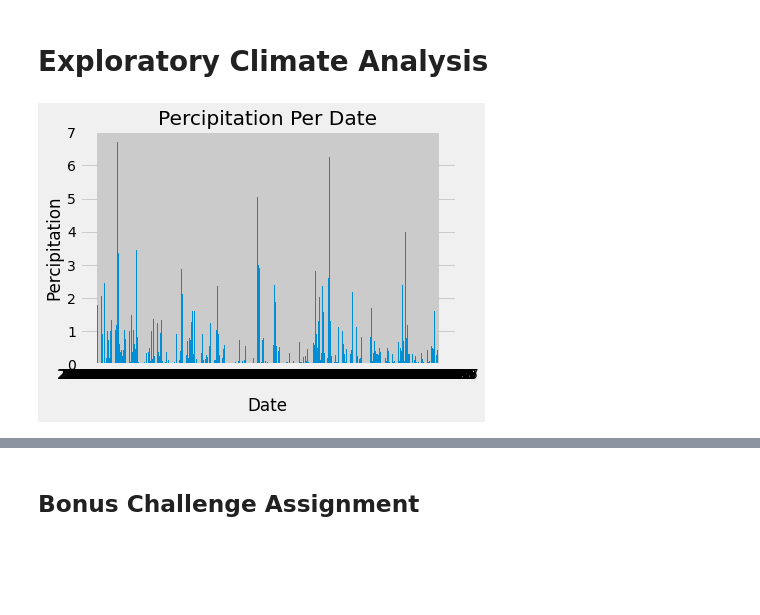
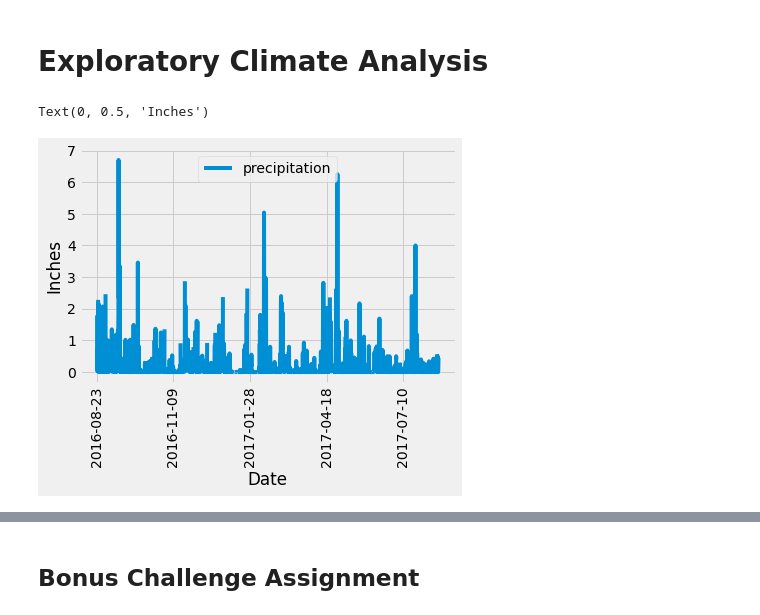
Before and after one commit to alpheus23/sqlalchemy-challenge, a Jupyter notebook: climate.ipynb, the cells around one changed output, grey strips where cells are left out. Cells and saved outputs as stored; diff of their text form; code cells hidden in the pictures; blank space fills up the shorter version.

Commit message:
Fixed bar graph

```diff
--- a/climate.ipynb
+++ b/climate.ipynb
@@ -41,25 +41,24 @@ session = Session(engine)
 # %%
 # Design a query to retrieve the last 12 months of precipitation data and plot the results
 
 # Calculate the date 1 year ago from the last data point in the database
 prev_year = dt.date(2017, 8, 23) - dt.timedelta(days=365)
 
 # Perform a query to retrieve the data and precipitation scores
 dates = session.query(Measurement.date, Measurement.prcp).filter(Measurement.date >= prev_year).all()
 
 # Save the query results as a Pandas DataFrame and set the index to the date column
-dates_df = pd.DataFrame(dates)
-pd.to_datetime(dates_df['date'])
+df = pd.DataFrame(dates, columns=['date', 'precipitation'])
 
 # Sort the dataframe by date
+df = df.sort_values('date')
 
 # Use Pandas Plotting with Matplotlib to plot the data
-plt.bar(dates_df['date'], dates_df['prcp'])
-plt.title("Percipitation Per Date")
-plt.xlabel("Date", labelpad = 15)
-plt.ylabel("Percipitation (in)")
-plt.show()
+df.plot(x='date', y='precipitation', rot=90)
+plt.xlabel("Date")
+plt.ylabel("Inches")
 # %% [output]
+Text(0, 0.5, 'Inches')
-[figure, old version]
+[figure, new version]
 # %%
 # Use Pandas to calcualte the summary statistics for the precipitation data
```
Also changed, not shown: parts of 1 cell of this notebook.
